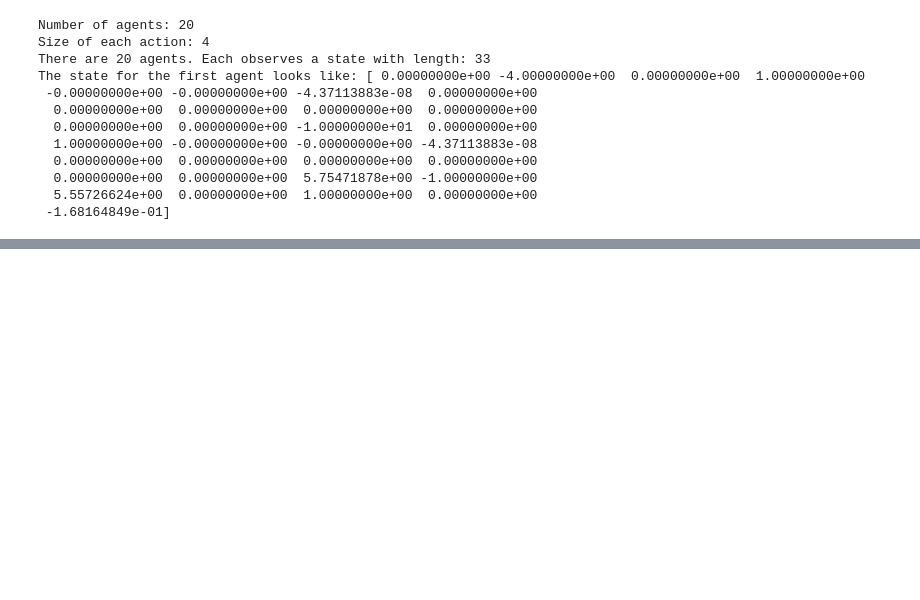
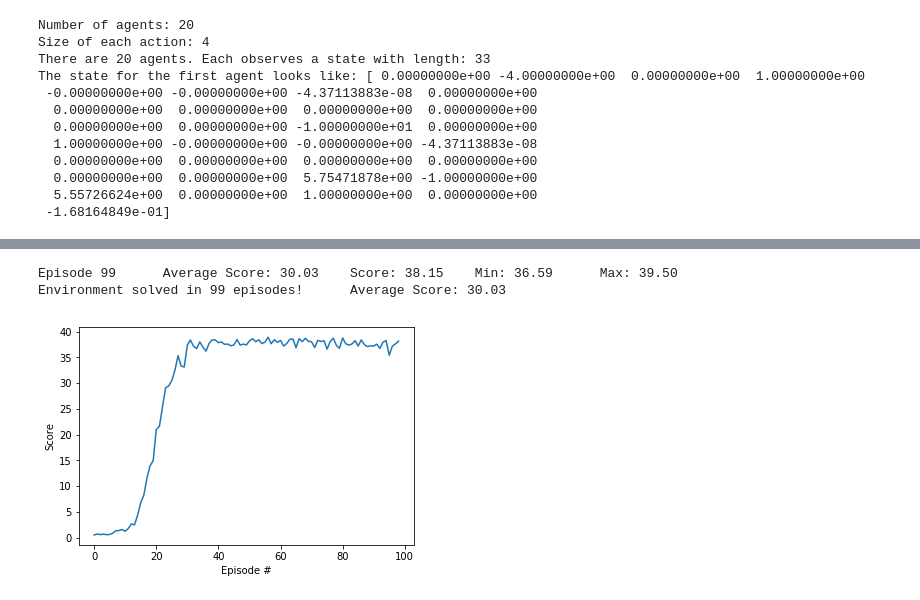
Before and after one commit to jibin-liu/deep-reinforcement-learning, a Jupyter notebook: p2_continuous-control/Report.ipynb, the cells around one changed output, grey strips where cells are left out. Saved outputs shown, nothing was run; the diff lists cells and outputs as text; code cells hidden in the pictures; blank space fills up the shorter version.

```diff
--- a/p2_continuous-control/Report.ipynb
+++ b/p2_continuous-control/Report.ipynb
@@ -326,0 +101,16 @@ KeyboardInterrupt:
+# %%
+env_info = env.reset(train_mode=False)[brain_name]     # reset the environment
+states = env_info.vector_observations                  # get the current state (for each agent)
+scores = np.zeros(num_agents)                          # initialize the score (for each agent)
+for _ in range(100):
+    actions = np.random.randn(num_agents, action_size) # select an action (for each agent)
+    actions = np.clip(actions, -1, 1)                  # all actions between -1 and 1
+    env_info = env.step(actions)[brain_name]           # send all actions to tne environment
+    next_states = env_info.vector_observations         # get next state (for each agent)
+    rewards = env_info.rewards                         # get reward (for each agent)
+    dones = env_info.local_done                        # see if episode finished
+    scores += env_info.rewards                         # update the score (for each agent)
+    states = next_states                               # roll over states to next time step
+    if np.any(dones):                                  # exit loop if episode finished
+        break
+print('Total score (averaged over agents) this episode: {}'.format(np.mean(scores)))
@@ -326,0 +231,21 @@ KeyboardInterrupt:
+# %%
+def no_batch_normalization():
+    config = Configuration()
+    config.batch_normalization_actor = False
+    config.batch_normalization_critic = False
+    agent = Agent(state_size=state_size, action_size=action_size, config=config)
+    scores = ddpg(agent, n_episodes=300)
+
+    # plot the scores
+    fig = plt.figure()
+    ax = fig.add_subplot(111)
+    plt.plot(np.arange(len(scores)), scores)
+    plt.ylabel('Score')
+    plt.xlabel('Episode #')
+    plt.show()
+
+no_batch_normalization()
+# %% [output]
+Episode 99      Average Score: 30.03    Score: 38.15    Min: 36.59      Max: 39.50
+Environment solved in 99 episodes!      Average Score: 30.03
+[figure, added]
```
Also changed, not shown: parts of 43 cells of this notebook, 7 other files.
